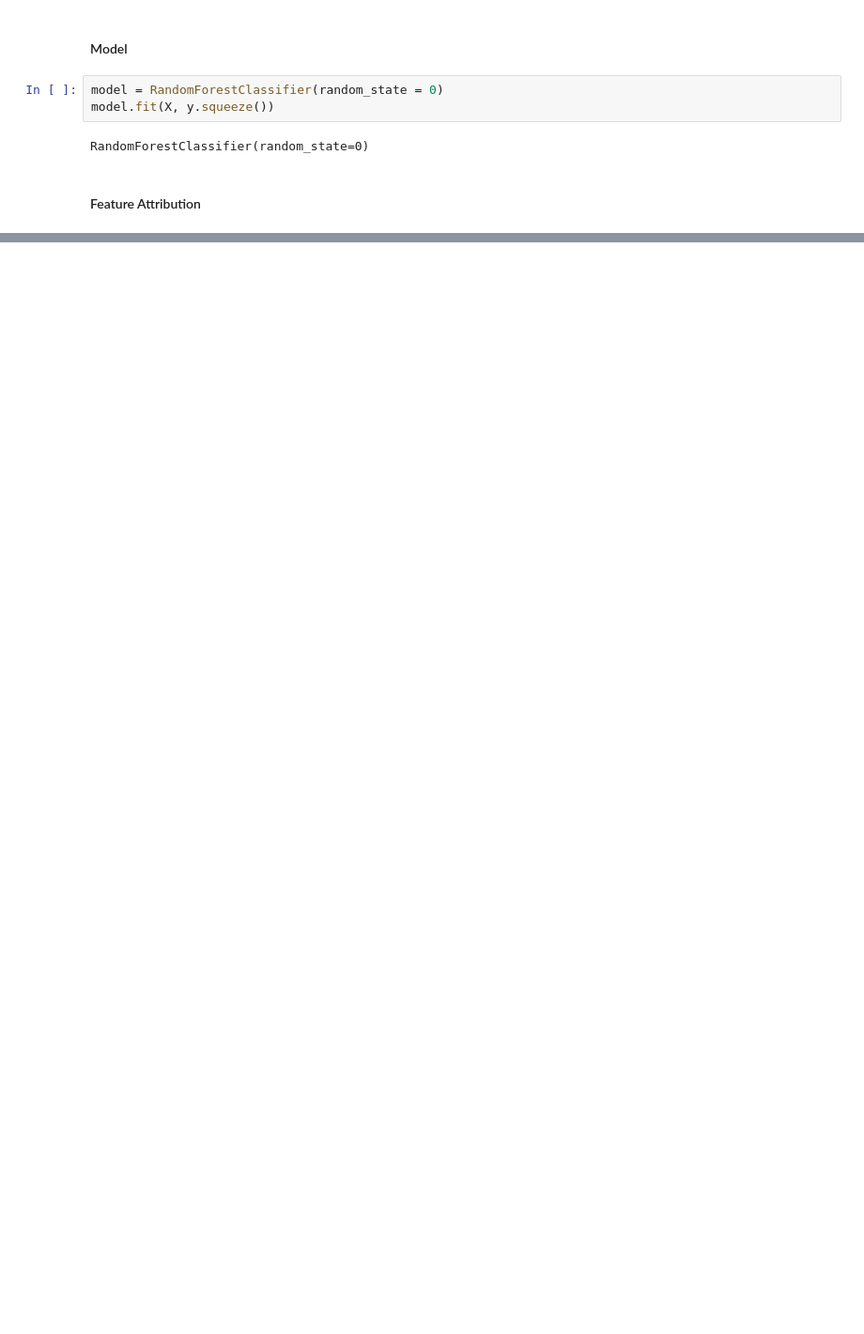
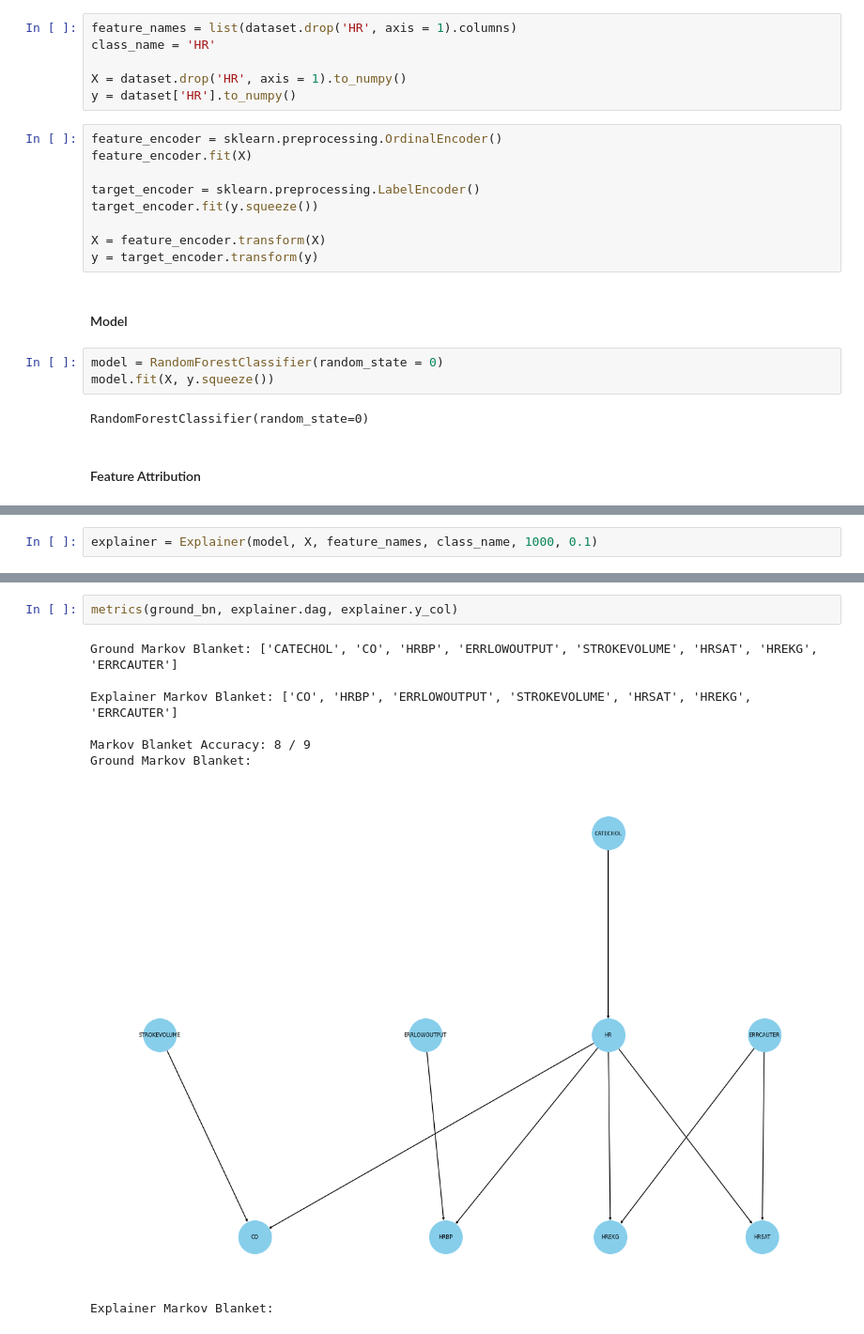
Before and after one commit to TumeloMkwambe/Honours-RP, a Jupyter notebook: main.ipynb, the cells around one changed output, grey strips where cells are left out. Shown at 94% size. Cells and saved outputs as stored; diff of their text form; blank space fills up the shorter version.

```diff
--- a/main.ipynb
+++ b/main.ipynb
@@ -29,3 +38,18 @@ class_name = national_poll_on_healthy_aging_npha.data.targets.columns[0]
+# %%
+feature_names = list(dataset.drop('HR', axis = 1).columns)
+class_name = 'HR'
+
+X = dataset.drop('HR', axis = 1).to_numpy()
+y = dataset['HR'].to_numpy()
+# %%
+feature_encoder = sklearn.preprocessing.OrdinalEncoder()
+feature_encoder.fit(X)
+
+target_encoder = sklearn.preprocessing.LabelEncoder()
+target_encoder.fit(y.squeeze())
+
+X = feature_encoder.transform(X)
+y = target_encoder.transform(y)
 # %% [markdown]
 #### Model
 # %%
@@ -176,0 +147,2 @@ draw_network(explainer.pdag)
+# %%
+explainer = Explainer(model, X, feature_names, class_name, 1000, 0.1)
@@ -176,0 +155,11 @@ draw_network(explainer.pdag)
+# %%
+metrics(ground_bn, explainer.dag, explainer.y_col)
+# %% [output]
+Ground Markov Blanket: ['CATECHOL', 'CO', 'HRBP', 'ERRLOWOUTPUT', 'STROKEVOLUME', 'HRSAT', 'HREKG', 'ERRCAUTER']
+
+Explainer Markov Blanket: ['CO', 'HRBP', 'ERRLOWOUTPUT', 'STROKEVOLUME', 'HRSAT', 'HREKG', 'ERRCAUTER']
+
+Markov Blanket Accuracy: 8 / 9
+Ground Markov Blanket:
+[figure, added]
+Explainer Markov Blanket:
```
Also changed, not shown: parts of 14 cells of this notebook, 1 other file.
